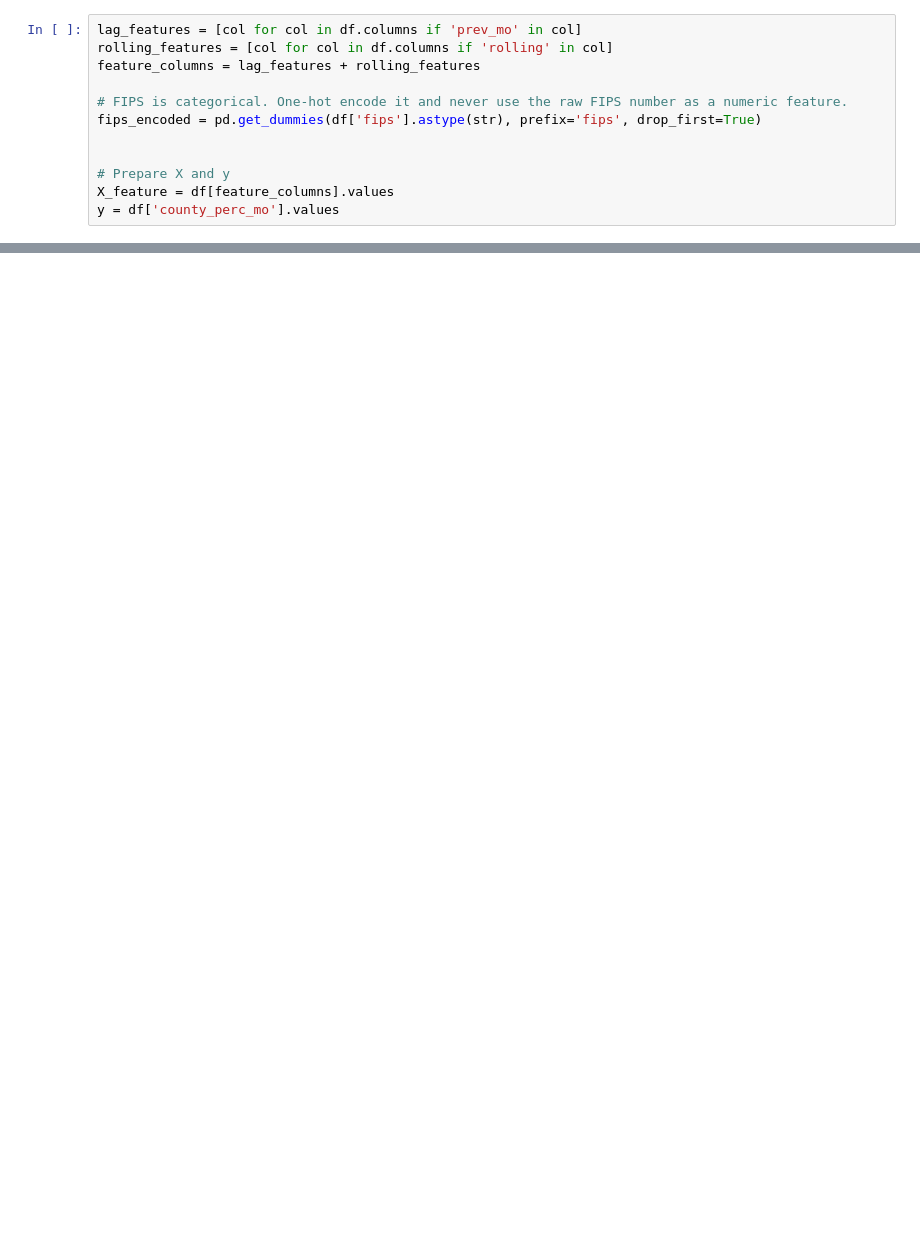
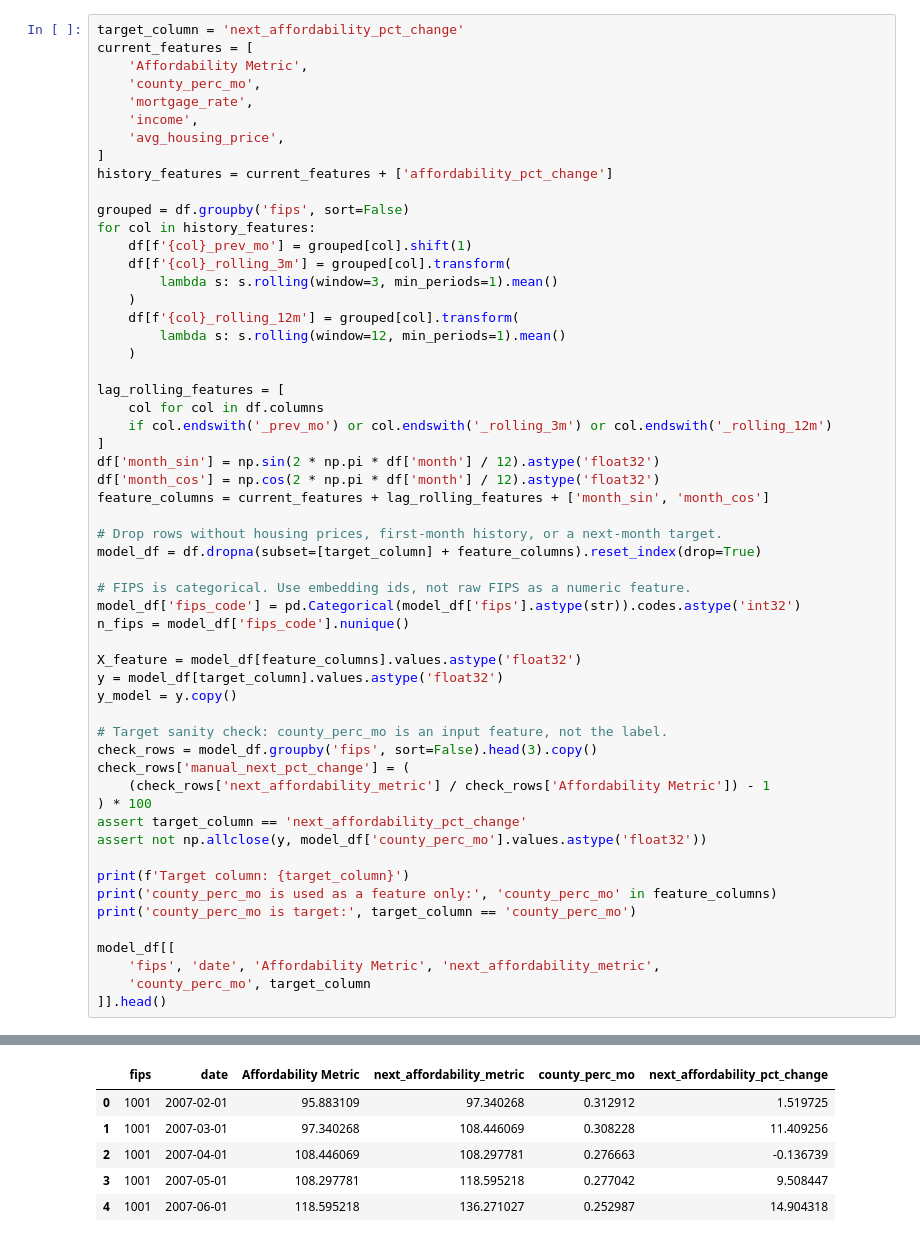
Before and after one commit to zrose3-zr/Affordable-housing-final, a Jupyter notebook: notebooks/fnn_affordability_percent_change.ipynb, the cells around one changed output, grey strips where cells are left out. Saved outputs shown, nothing was run; the diff lists cells and outputs as text; blank space fills up the shorter version.

```diff
--- a/notebooks/fnn_affordability_percent_change.ipynb
+++ b/notebooks/fnn_affordability_percent_change.ipynb
@@ -17,12 +60,57 @@ df = pd.read_csv('../data/processed/final_3d_df_with_rolling_averages.csv')
 # %%
-lag_features = [col for col in df.columns if 'prev_mo' in col]
-rolling_features = [col for col in df.columns if 'rolling' in col]
-feature_columns = lag_features + rolling_features
+target_column = 'next_affordability_pct_change'
+current_features = [
+    'Affordability Metric',
+    'county_perc_mo',
+    'mortgage_rate',
+    'income',
+    'avg_housing_price',
+]
+history_features = current_features + ['affordability_pct_change']
 
-# FIPS is categorical. One-hot encode it and never use the raw FIPS number as a numeric feature.
-fips_encoded = pd.get_dummies(df['fips'].astype(str), prefix='fips', drop_first=True)
+grouped = df.groupby('fips', sort=False)
+for col in history_features:
+    df[f'{col}_prev_mo'] = grouped[col].shift(1)
+    df[f'{col}_rolling_3m'] = grouped[col].transform(
+        lambda s: s.rolling(window=3, min_periods=1).mean()
+    )
+    df[f'{col}_rolling_12m'] = grouped[col].transform(
+        lambda s: s.rolling(window=12, min_periods=1).mean()
+    )
 
+lag_rolling_features = [
+    col for col in df.columns
+    if col.endswith('_prev_mo') or col.endswith('_rolling_3m') or col.endswith('_rolling_12m')
+]
+df['month_sin'] = np.sin(2 * np.pi * df['month'] / 12).astype('float32')
+df['month_cos'] = np.cos(2 * np.pi * df['month'] / 12).astype('float32')
+feature_columns = current_features + lag_rolling_features + ['month_sin', 'month_cos']
 
-# Prepare X and y
-X_feature = df[feature_columns].values
-y = df['county_perc_mo'].values
+# Drop rows without housing prices, first-month history, or a next-month target.
+model_df = df.dropna(subset=[target_column] + feature_columns).reset_index(drop=True)
+
+# FIPS is categorical. Use embedding ids, not raw FIPS as a numeric feature.
+model_df['fips_code'] = pd.Categorical(model_df['fips'].astype(str)).codes.astype('int32')
+n_fips = model_df['fips_code'].nunique()
+
+X_feature = model_df[feature_columns].values.astype('float32')
+y = model_df[target_column].values.astype('float32')
+y_model = y.copy()
+
+# Target sanity check: county_perc_mo is an input feature, not the label.
+check_rows = model_df.groupby('fips', sort=False).head(3).copy()
+check_rows['manual_next_pct_change'] = (
+    (check_rows['next_affordability_metric'] / check_rows['Affordability Metric']) - 1
+) * 100
+assert target_column == 'next_affordability_pct_change'
+assert not np.allclose(y, model_df['county_perc_mo'].values.astype('float32'))
+
+print(f'Target column: {target_column}')
+print('county_perc_mo is used as a feature only:', 'county_perc_mo' in feature_columns)
+print('county_perc_mo is target:', target_column == 'county_perc_mo')
+
+model_df[[
+    'fips', 'date', 'Affordability Metric', 'next_affordability_metric',
+    'county_perc_mo', target_column
+]].head()
+# %% [output]
@@ -29 +120,7 @@ y = df['county_perc_mo'].values
+|  | fips | date | Affordability Metric | next_affordability_metric | county_perc_mo | next_affordability_pct_change |
+| 0 | 1001 | 2007-02-01 | 95.883109 | 97.340268 | 0.312912 | 1.519725 |
+| 1 | 1001 | 2007-03-01 | 97.340268 | 108.446069 | 0.308228 | 11.409256 |
+| 2 | 1001 | 2007-04-01 | 108.446069 | 108.297781 | 0.276663 | -0.136739 |
+| 3 | 1001 | 2007-05-01 | 108.297781 | 118.595218 | 0.277042 | 9.508447 |
+| 4 | 1001 | 2007-06-01 | 118.595218 | 136.271027 | 0.252987 | 14.904318 |
 # %%
```
Also changed, not shown: parts of 11 cells of this notebook, 1 other file.
